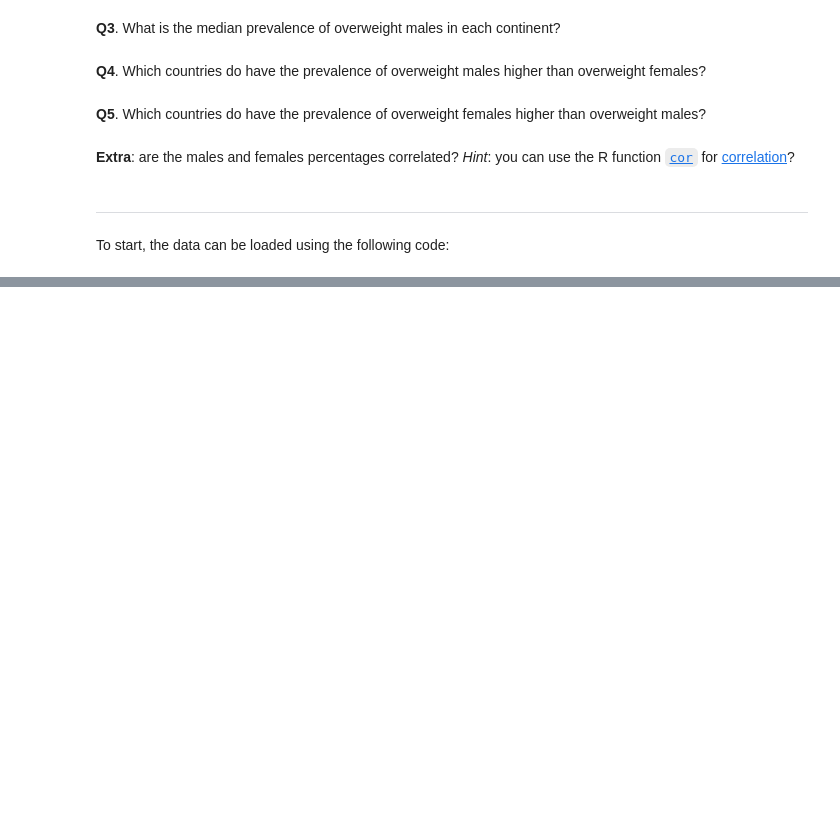
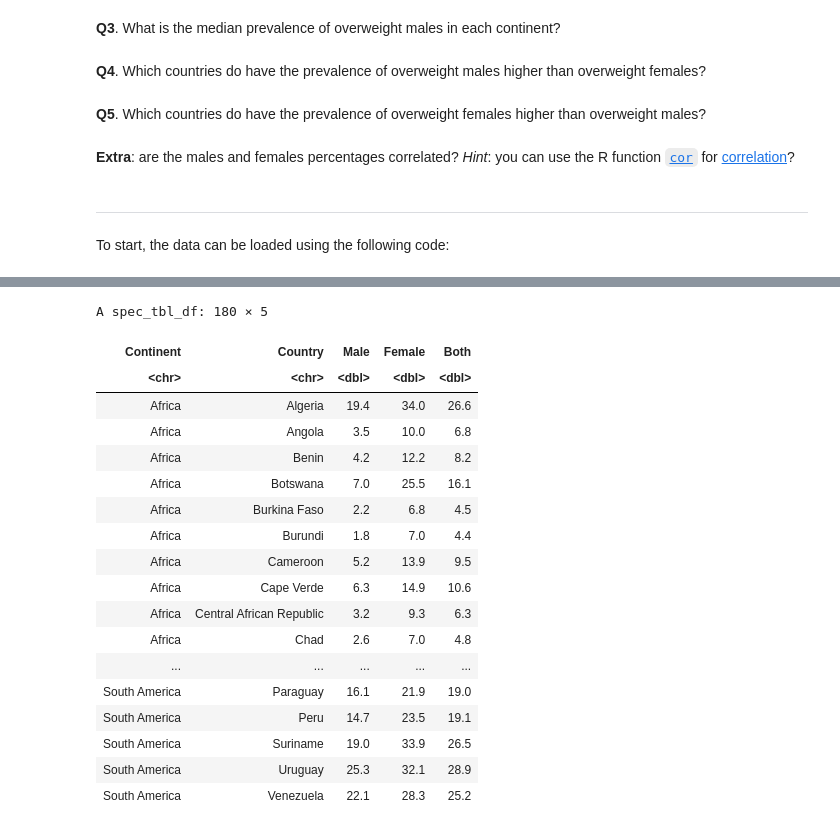
Before and after one commit to SaraAlKarimy/Notebooks, a Jupyter notebook: Obesity_By_Country.ipynb, the cells around one changed output, grey strips where cells are left out. Cells and saved outputs as stored; diff of their text form; code cells hidden in the pictures; blank space fills up the shorter version.

```diff
--- a/Obesity_By_Country.ipynb
+++ b/Obesity_By_Country.ipynb
@@ -28,0 +115,22 @@ data = read_csv ("https://raw.githubusercontent.com/ahmedmoustafa/Notebooks/mast
+# %%
+data %>% filter (Male < Female)
+# %% [output]
+A spec_tbl_df: 180 × 5
+| Continent | Country | Male | Female | Both |
+| <chr> | <chr> | <dbl> | <dbl> | <dbl> |
+| Africa | Algeria | 19.4 | 34.0 | 26.6 |
+| Africa | Angola | 3.5 | 10.0 | 6.8 |
+| Africa | Benin | 4.2 | 12.2 | 8.2 |
+| Africa | Botswana | 7.0 | 25.5 | 16.1 |
+| Africa | Burkina Faso | 2.2 | 6.8 | 4.5 |
+| Africa | Burundi | 1.8 | 7.0 | 4.4 |
+| Africa | Cameroon | 5.2 | 13.9 | 9.5 |
+| Africa | Cape Verde | 6.3 | 14.9 | 10.6 |
+| Africa | Central African Republic | 3.2 | 9.3 | 6.3 |
+| Africa | Chad | 2.6 | 7.0 | 4.8 |
+| ... | ... | ... | ... | ... |
+| South America | Paraguay | 16.1 | 21.9 | 19.0 |
+| South America | Peru | 14.7 | 23.5 | 19.1 |
+| South America | Suriname | 19.0 | 33.9 | 26.5 |
+| South America | Uruguay | 25.3 | 32.1 | 28.9 |
+| South America | Venezuela | 22.1 | 28.3 | 25.2 |
```
Also changed, not shown: parts of 15 cells of this notebook.
